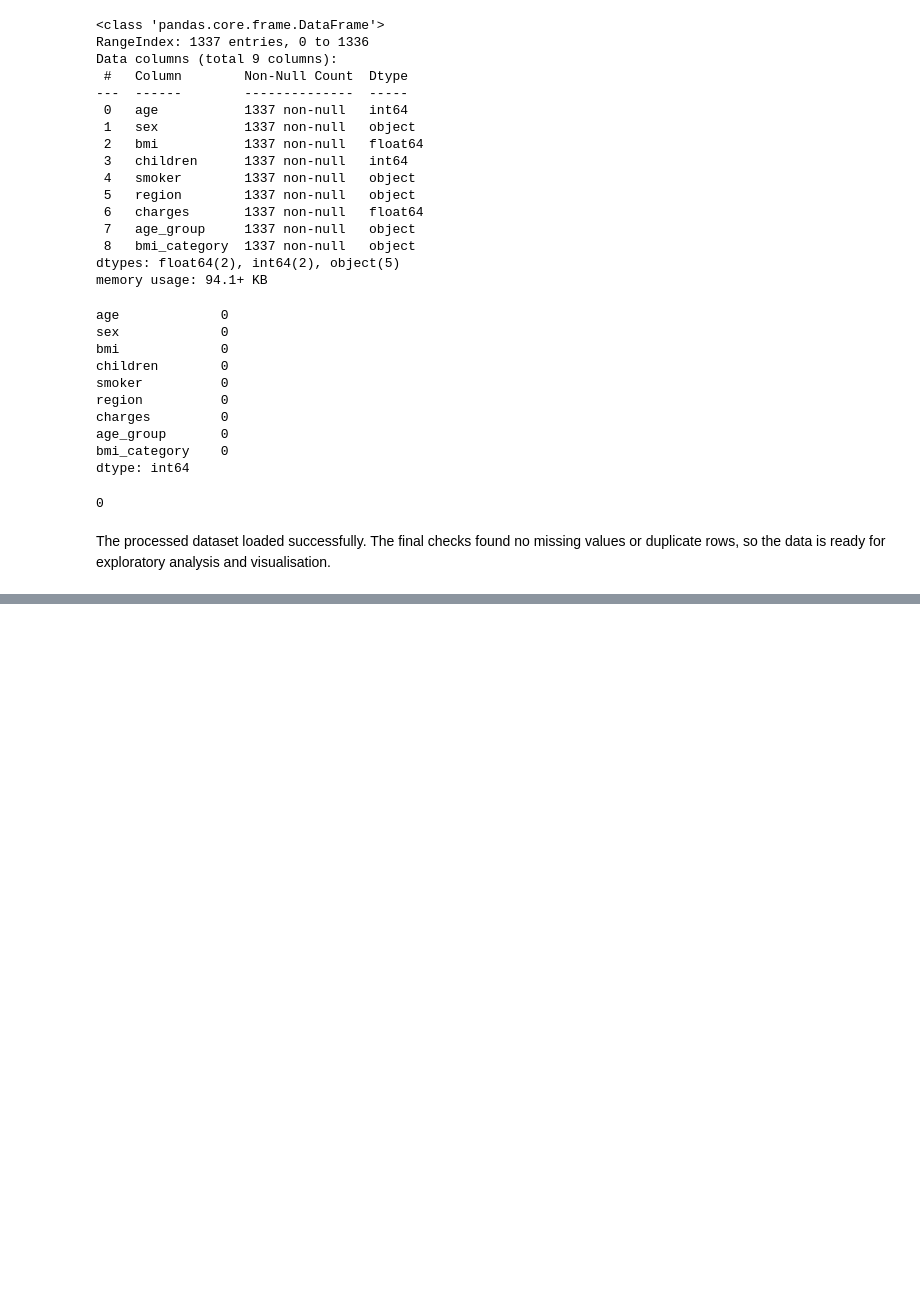
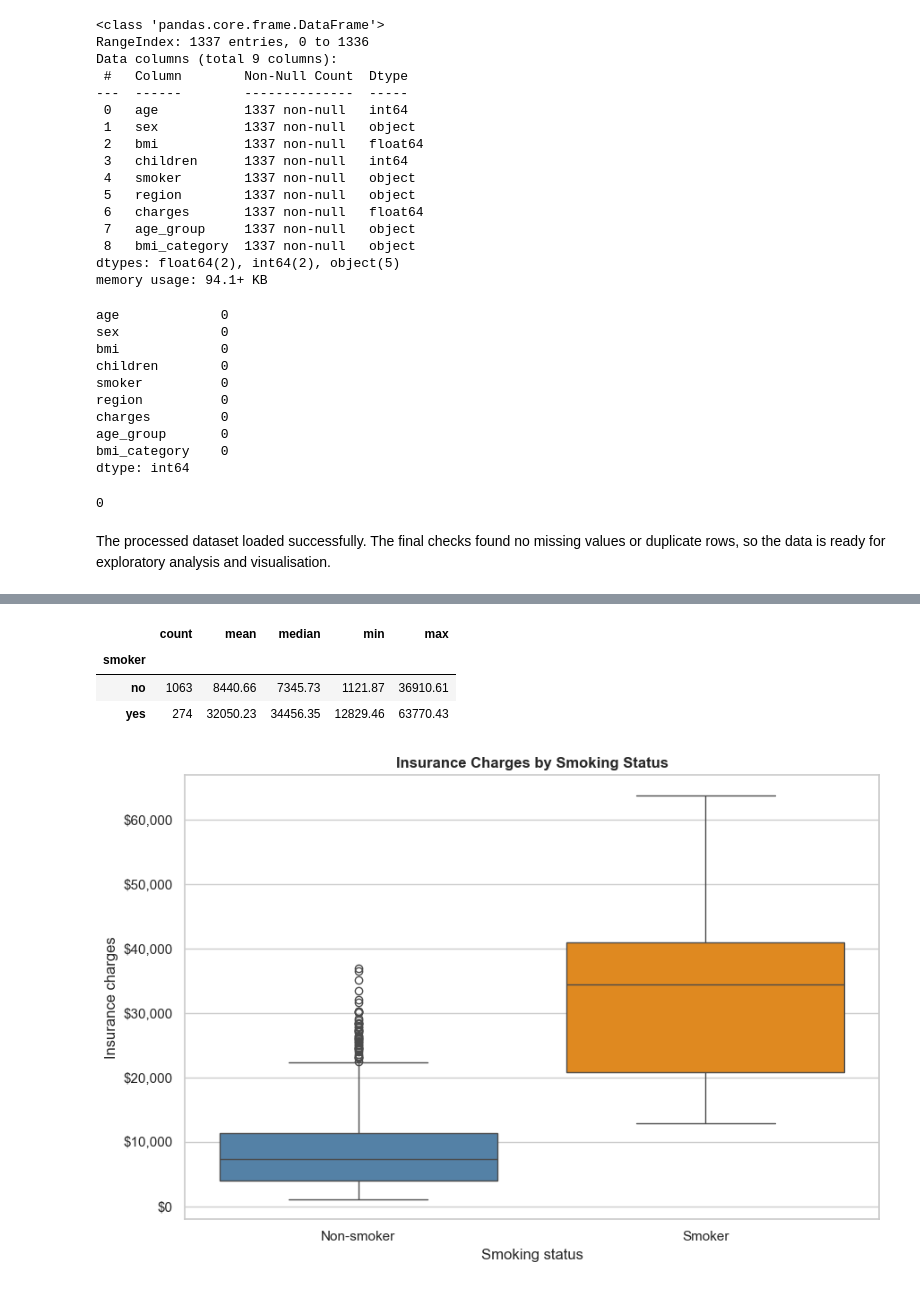
Before and after one commit to Ellusive89/Healthcare-Insurance-Cost-Analysis, a Jupyter notebook: jupyter_notebooks/Data_Analysis_and_Visualisation.ipynb, the cells around one changed output, grey strips where cells are left out. Drawn from its saved outputs; the diff is of its cells as text; code cells hidden in the pictures; blank space fills up the shorter version.

```diff
--- a/jupyter_notebooks/Data_Analysis_and_Visualisation.ipynb
+++ b/jupyter_notebooks/Data_Analysis_and_Visualisation.ipynb
@@ -113,0 +200,42 @@ The processed dataset loaded successfully. The final checks found no missing val
+# %%
+smoking_summary = (
+    insurance_df.groupby("smoker")["charges"]
+    .agg(["count", "mean", "median", "min", "max"])
+    .round(2)
+)
+
+smoking_summary
+# %% [output]
+|  | count | mean | median | min | max |
+| smoker |  |  |  |  |  |
+| no | 1063 | 8440.66 | 7345.73 | 1121.87 | 36910.61 |
+| yes | 274 | 32050.23 | 34456.35 | 12829.46 | 63770.43 |
+# %%
+fig, ax = plt.subplots(figsize=(9, 6))
+
+sns.boxplot(
+    data=insurance_df,
+    x="smoker",
+    y="charges",
+    order=["no", "yes"],
+    hue="smoker",
+    hue_order=["no", "yes"],
+    palette={
+        "no": "steelblue",
+        "yes": "darkorange"
+    },
+    legend=False,
+    ax=ax
+)
+
+ax.set_title("Insurance Charges by Smoking Status")
+ax.set_xlabel("Smoking status")
+ax.set_ylabel("Insurance charges")
+ax.set_xticks([0, 1])
+ax.set_xticklabels(["Non-smoker", "Smoker"])
+ax.yaxis.set_major_formatter(StrMethodFormatter("${x:,.0f}"))
+
+plt.tight_layout()
+plt.show()
+# %% [output]
+[figure, added]
```
Also changed, not shown: parts of 28 cells of this notebook.
